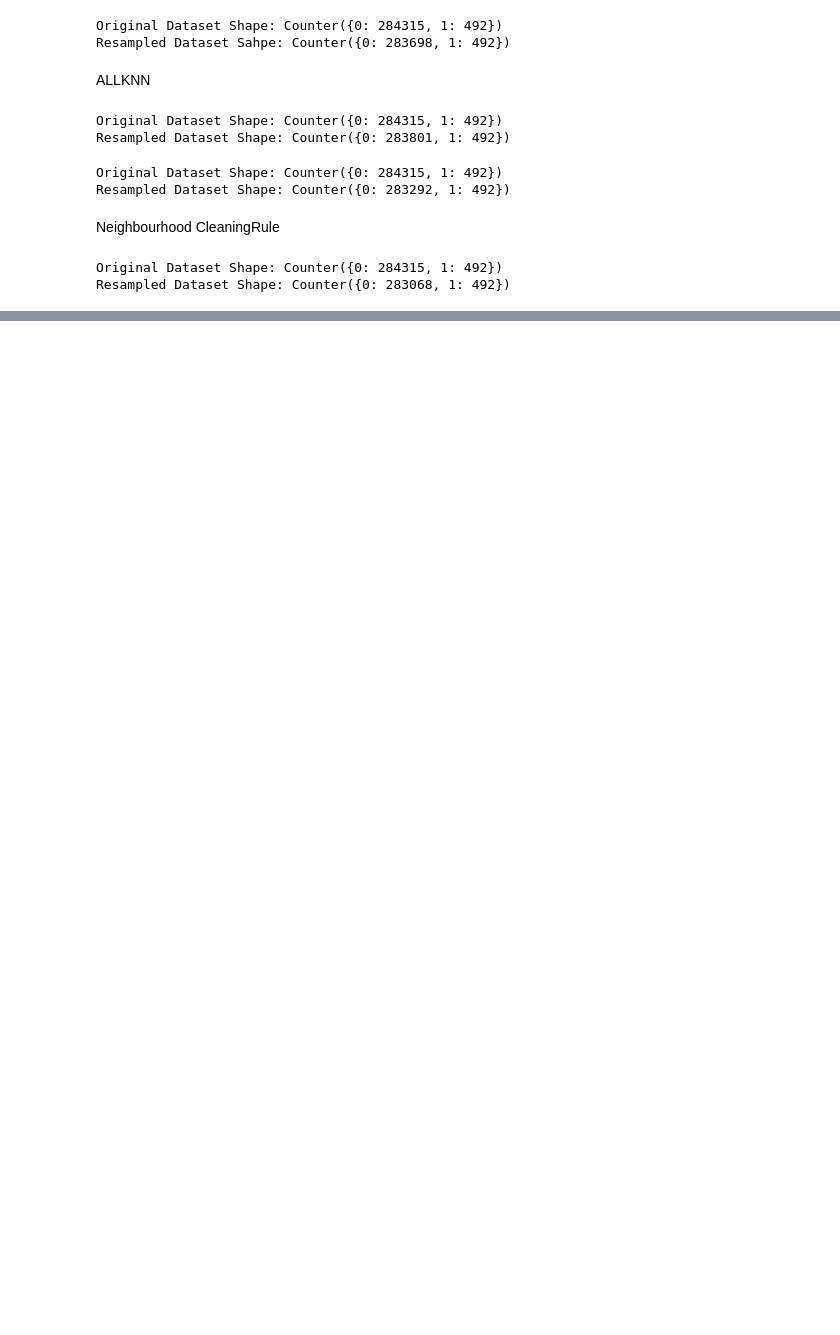
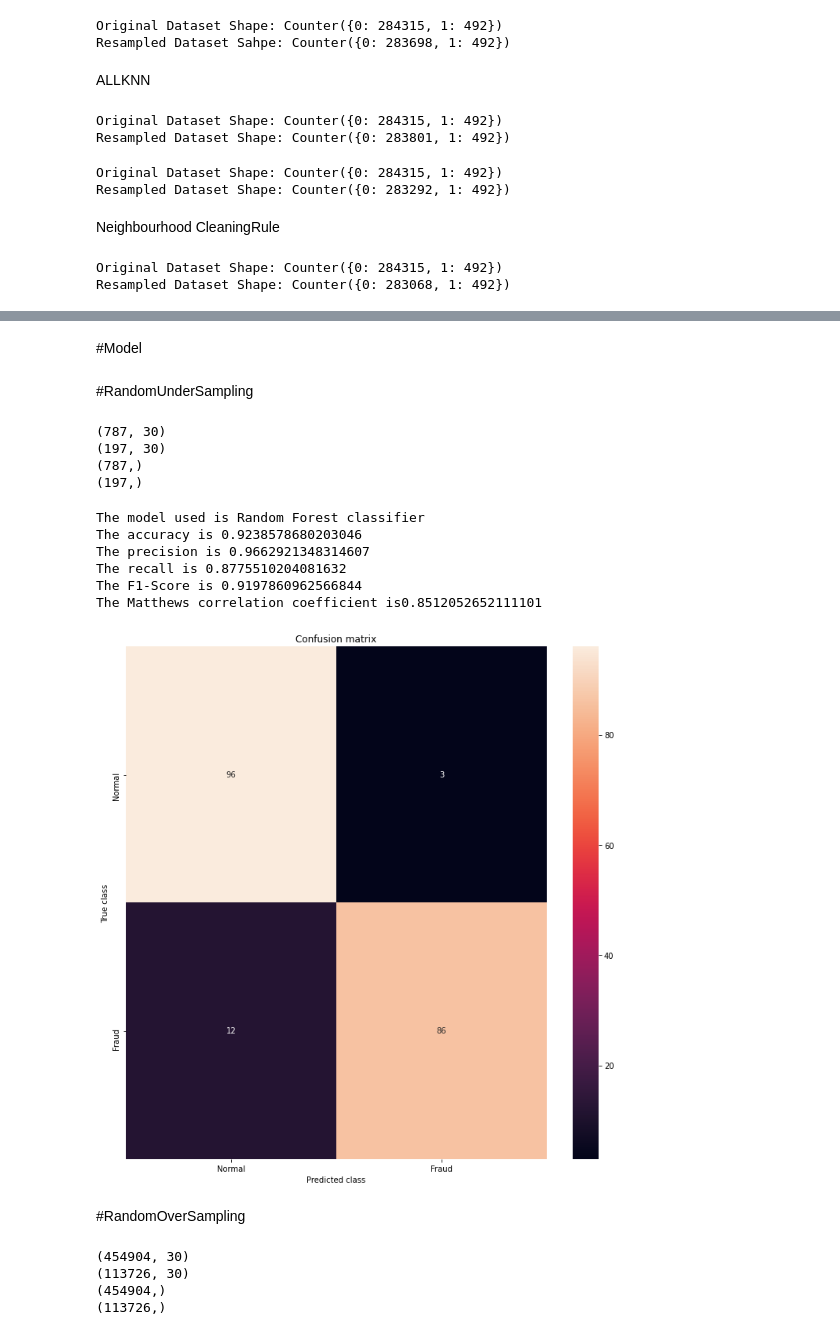
Before and after one commit to MarsWangyang/Credit-Card-Fraud-Detection, a Jupyter notebook: creditcard.ipynb, the cells around one changed output, grey strips where cells are left out. Saved outputs shown, nothing was run; the diff lists cells and outputs as text; code cells hidden in the pictures; blank space fills up the shorter version.

```diff
--- a/creditcard.ipynb
+++ b/creditcard.ipynb
@@ -13,7 +8,7 @@ import os
 import matplotlib.pyplot as plt
 import seaborn as sns
 # %%
-path = '/content/drive/MyDrive/機器學習概論/Final/creditcard.csv'
+path = '/content/train_local/creditcard.csv'
 # %%
 data = pd.read_csv(path)
 data.head()
@@ -337,0 +356,2 @@ x_resampled_ncr.shape
+# %% [markdown]
+#Model
@@ -337,0 +364,67 @@ x_resampled_ncr.shape
+# %% [markdown]
+#RandomUnderSampling
+# %%
+x_train_res, x_test_res, y_train_res, y_test_res = train_test_split(x_res, y_res, test_size=0.2, random_state=42)
+print(x_train_res.shape)
+print(x_test_res.shape)
+print(y_train_res.shape)
+print(y_test_res.shape)
+# %% [output]
+(787, 30)
+(197, 30)
+(787,)
+(197,)
+# %%
+from sklearn.ensemble import RandomForestClassifier
+rfc = RandomForestClassifier()
+rfc.fit(x_train_res, y_train_res)
+yPred = rfc.predict(x_test_res)
+
+n_errors = (yPred != y_test_res).sum()
+print("The model used is Random Forest classifier")
+
+acc = accuracy_score(y_test_res, yPred)
+print("The accuracy is {}".format(acc))
+
+prec = precision_score(y_test_res, yPred)
+print("The precision is {}".format(prec))
+
+rec = recall_score(y_test_res, yPred)
+print("The recall is {}".format(rec))
+
+f1 = f1_score(y_test_res, yPred)
+print("The F1-Score is {}".format(f1))
+
+MCC = matthews_corrcoef(y_test_res, yPred)
+print("The Matthews correlation coefficient is{}".format(MCC))
+
+LABELS = ['Normal', 'Fraud']
+conf_matrix = confusion_matrix(y_test_res, yPred)
+plt.figure(figsize =(12, 12))
+sns.heatmap(conf_matrix, xticklabels = LABELS,
+            yticklabels = LABELS, annot = True, fmt ="d");
+plt.title("Confusion matrix")
+plt.ylabel('True class')
+plt.xlabel('Predicted class')
+plt.show()
+# %% [output]
+The model used is Random Forest classifier
+The accuracy is 0.9238578680203046
+The precision is 0.9662921348314607
+The recall is 0.8775510204081632
+The F1-Score is 0.9197860962566844
+The Matthews correlation coefficient is0.8512052652111101
+[figure, added]
+# %% [markdown]
+#RandomOverSampling
+# %%
+x_train_ros, x_test_ros, y_train_ros, y_test_ros = train_test_split(x_ros, y_ros, test_size=0.2, random_state=42)
+print(x_train_ros.shape)
+print(x_test_ros.shape)
+print(y_train_ros.shape)
+print(y_test_ros.shape)
+# %% [output]
+(454904, 30)
+(113726, 30)
+(454904,)
+(113726,)
```
Also changed, not shown: parts of 24 cells of this notebook.
